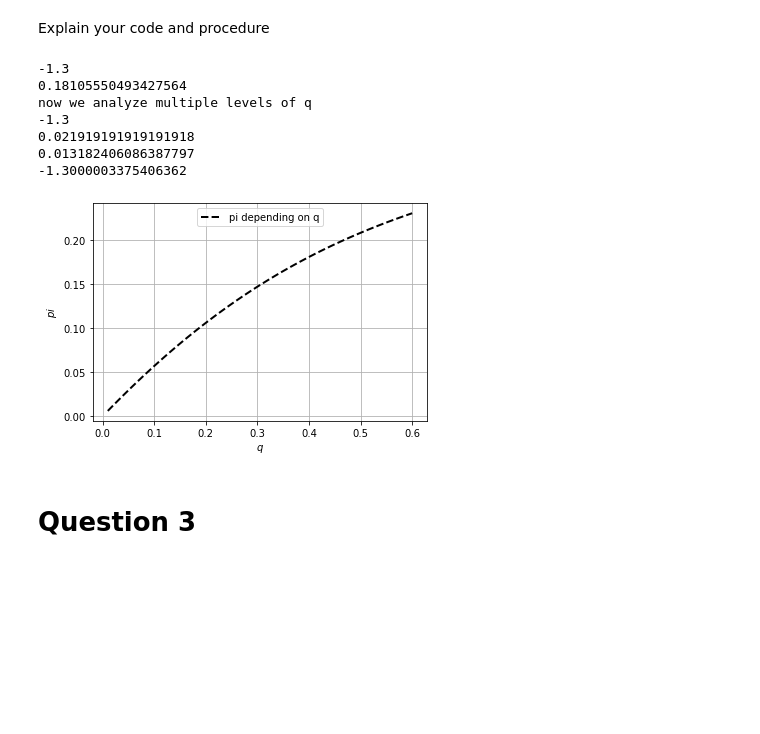
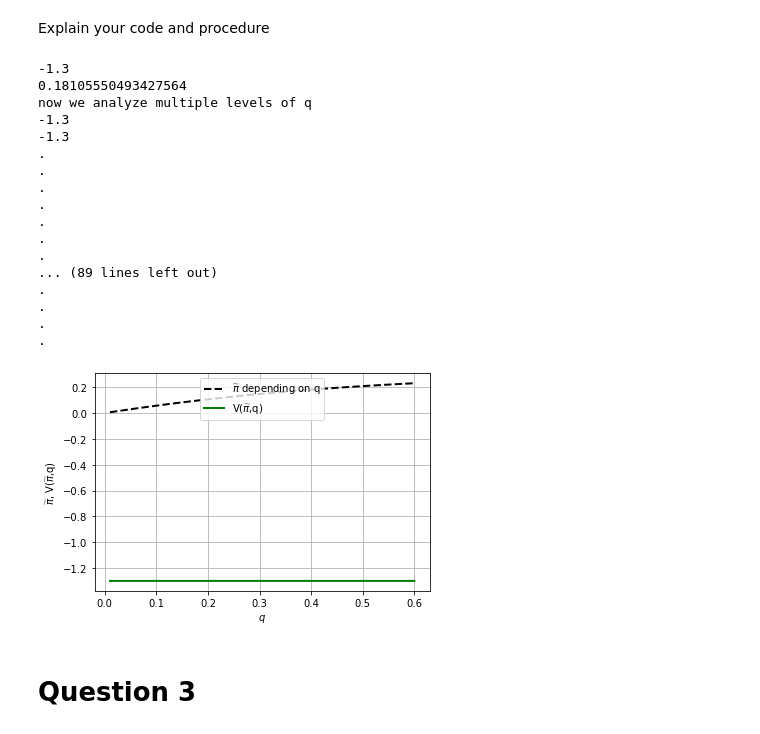
Before and after one commit to xqb211/projects-2022-team-eyu, a Jupyter notebook: inauguralproject/inauguralproject.ipynb, the cells around one changed output. Saved outputs shown, nothing was run; the diff lists cells and outputs as text; code cells hidden in the pictures; blank space fills up the shorter version.

```diff
--- a/inauguralproject/inauguralproject.ipynb
+++ b/inauguralproject/inauguralproject.ipynb
@@ -120,25 +121,28 @@ best with loop for x = 0.90000000 is -1.21951220 at q = 0.90000000
 # %% [markdown]
 Explain your code and procedure
 # %%
-# code
+# solving the model, can at a later stage be moved to .py file
 
-
-# solving the model, can at a later stage be moved to .py file
+# define utility function
 def u(z, v = -2):
     return z**(1+v)/(1+v)
 
+# define the utility level of uninsured people
 def u_unins(x=0.6, y = 1, p = 0.2):
     return p*u(y-x) + (1-p)*u(y)
 
 
-# try to do it with fixed x=0.6
+#### try to do it with fixed x=0.6
+
+# define the utility level for insured people
 def u_ins(q, pi, x=0.6, y = 1, p = 0.2):
     return p*u(y-x+q-pi) + (1-p)*u(y-pi)
 
-
+# print the utility level of uninsured people as a reference
 print(u_unins())
 
 # first solve for fixed q = 0.4 and then later loop over possible values of q
+# define objective function: minimize absolute value of insured utility and uninsured utility (should equal 0 --> we minimize)
 def choose(pi):
     return np.absolute(u_ins(pi=pi, q=0.4)-u_unins())
 
@@ -150,52 +154,71 @@ sol = optimize.minimize_scalar(
 
 pi = sol.x
 print(pi)
+
+
+#### now we analyze the problem for different levels of q
 print("now we analyze multiple levels of q")
-
 
 # now do for all q between 0.01 and 0.6
 pi_save = np.empty(100)
+V_save = np.empty(100)
 q_vec = np.linspace(0.01, 0.6, 100)
 for i, q in enumerate(q_vec):
     #define what we want to minimize
     def choose(pi):
         return np.absolute(u_ins(pi=pi, q=q)-u_unins())
     #call solver
     sol = optimize.minimize_scalar(
         choose,
         method='bounded',
         bounds=(0,0.6)) #we do not allow to pay more than you maximally are insured for (=max claim)
     pi=sol.x
     pi_save[i]=pi
+    V_save[i]=u_ins(pi=pi, q=q)
 
 
 
-# figure
-import matplotlib.pyplot as plt
+# figure ---> how should we plot the V? It is negative in the utility function...
 fig = plt.figure() # dpi = dots-per-inch (resolution)
 ax = fig.add_subplot(1,1,1)
-
-ax.plot(q_vec,pi_save,ls='--',lw=2,color='black',label='pi depending on q')
-
+ax.plot(q_vec,pi_save,ls='--',lw=2,color='black',label='$\widetilde{\pi}$ depending on q')
+ax.plot(q_vec,V_save,ls='-',lw=2,color='green',label='V($\widetilde{\pi}$,q)')
 ax.set_xlabel('$q$')
-ax.set_ylabel('$pi$')
+ax.set_ylabel('$ \widetilde{\pi} $, V($\widetilde{\pi}$,q)')
 ax.grid(True)
 ax.legend(loc='upper center')
 
 
-print(u_unins())
-print(q_vec[2])
-print(pi_save[2])
-print(u_ins(q=q_vec[7], pi=pi_save[7]))
+
+# testing
+print(u_unins())   # print uninsured utility level
+test=1   # select which observation of result vectors to check
+print(round(u_ins(q=q_vec[test], pi=pi_save[test]),3))  # must always by around -1.3
+
+for  i, pi in enumerate(pi_save):
+    if u_unins()-round(u_ins(q=q_vec[i], pi=pi),1) == 0:
+        print(".")
+    else:
+        print("ERROR, CHECK AGAIN")
 # %% [output]
 -1.3
 0.18105550493427564
 now we analyze multiple levels of q
 -1.3
-0.021919191919191918
-0.013182406086387797
--1.3000003375406362
+-1.3
+.
+.
+.
+.
+.
+.
+.
+... (89 lines left out)
+.
+.
+.
+.
-[figure, old version]
+[figure, new version]
 # %% [markdown]
 # Question 3
 # %% [markdown]
```
Also changed, not shown: parts of 1 cell of this notebook.
